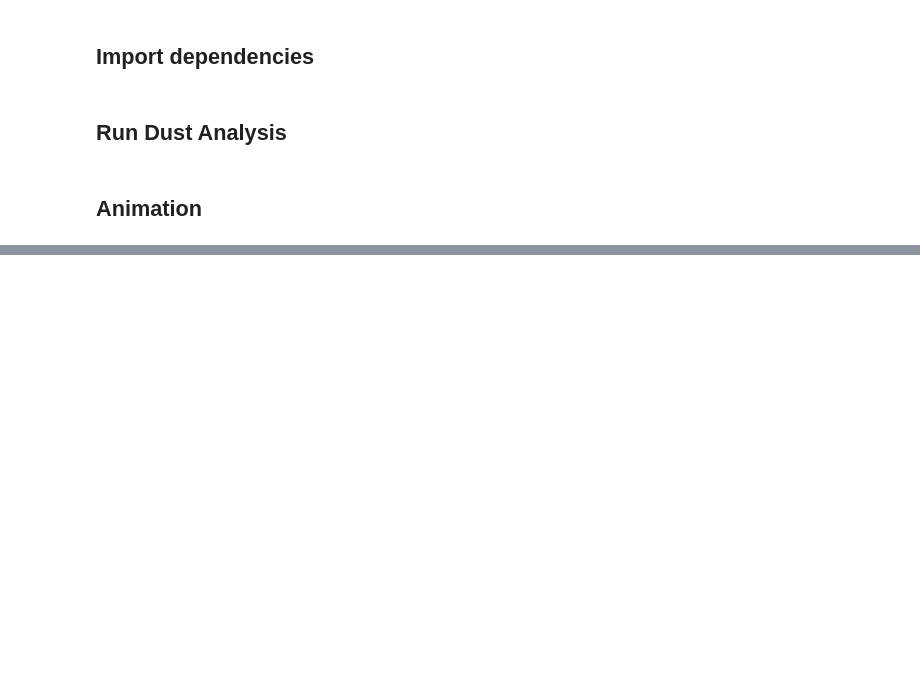
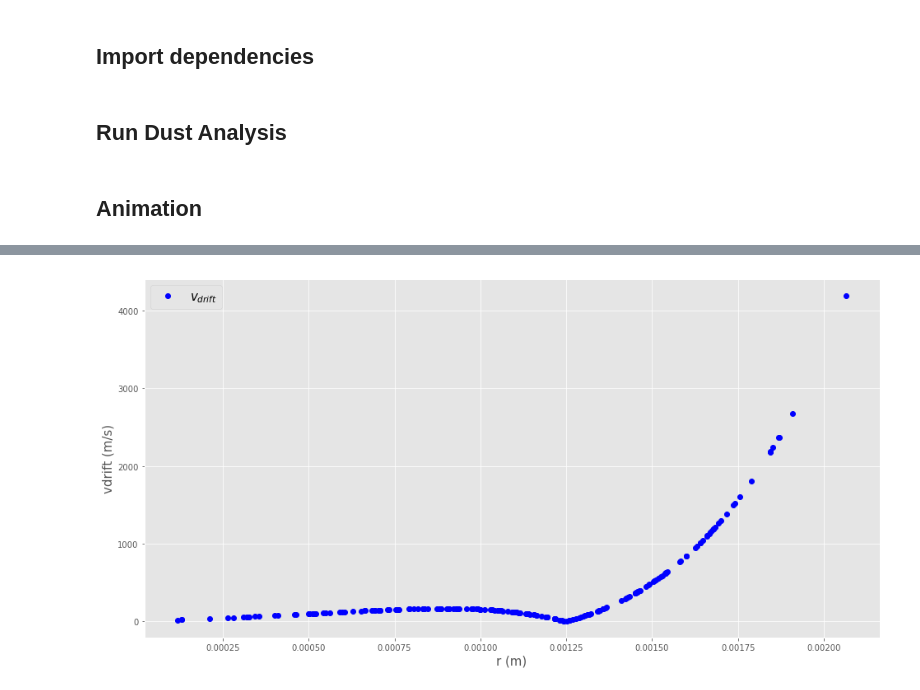
Before and after one commit to yue-wang-sabrina/dusty-plasmas, a Jupyter notebook: msci/jupyter/dust_analysis.ipynb, the cells around one changed output, grey strips where cells are left out. Drawn from its saved outputs; the diff is of its cells as text; code cells hidden in the pictures; blank space fills up the shorter version.

```diff
--- a/msci/jupyter/dust_analysis.ipynb
+++ b/msci/jupyter/dust_analysis.ipynb
@@ -50,0 +146,9 @@ HTML(anim.to_html5_video())
+# %%
+fig, ax = plt.subplots(nrows=1, ncols=1, figsize=(16, 8))
+
+ax.plot(positions[0:200],crossnosheath[0:200],'bo',label=r'$v_{drift}$')
+ax.set_xlabel("r (m)", fontsize=15)
+ax.set_ylabel("vdrift (m/s)", fontsize=15)
+ax.legend(fontsize=15);
+# %% [output]
+[figure, added]
```
Also changed, not shown: parts of 18 cells of this notebook, 6 other files.
